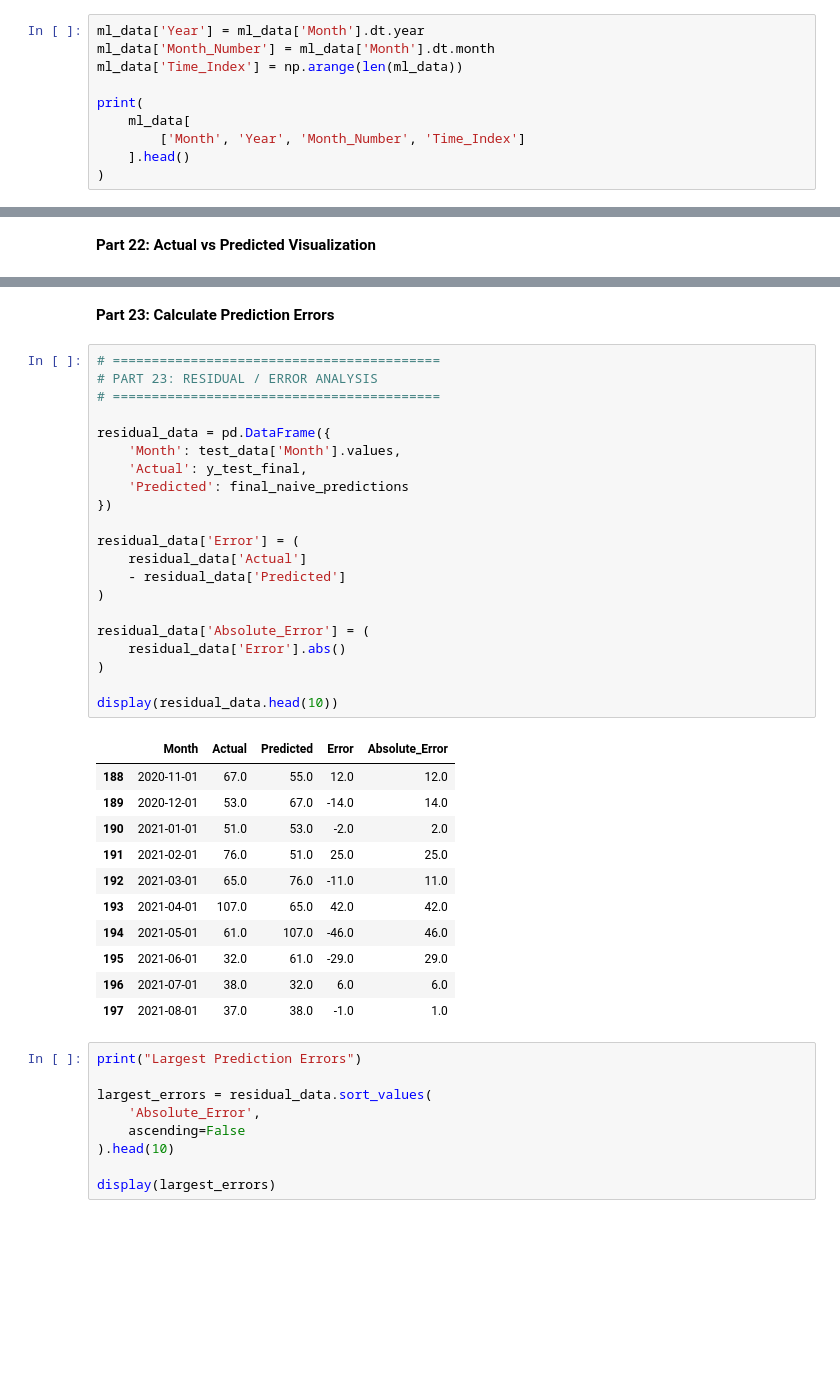
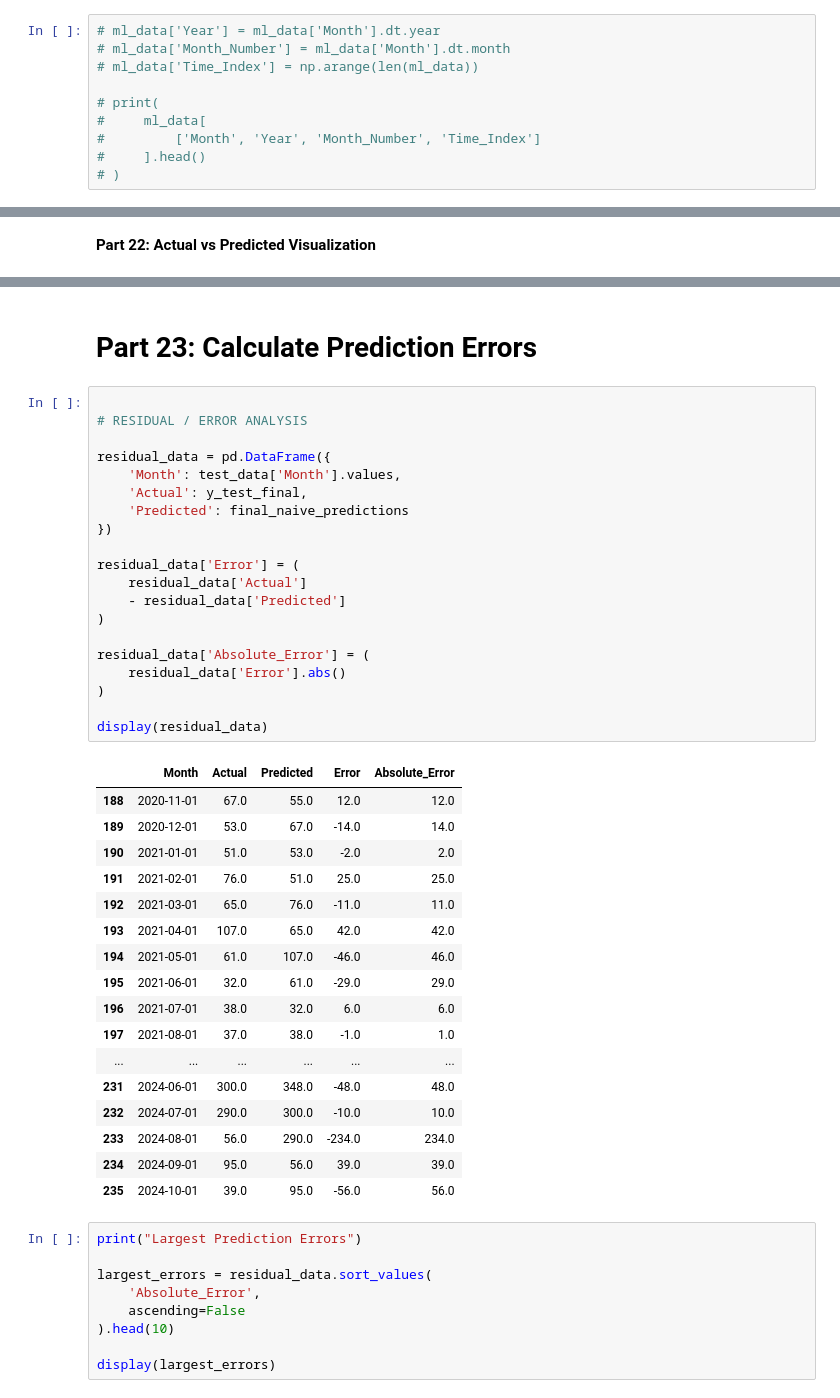
Before and after one commit to hassnainnisar/Predict_seismic_events_from_geological_features_Machine_Learning_MOD_B, a Jupyter notebook: Machine_Learning_MOD_B.ipynb, the cells around one changed output, grey strips where cells are left out. Saved outputs shown, nothing was run; the diff lists cells and outputs as text; blank space fills up the shorter version.

```diff
--- a/Machine_Learning_MOD_B.ipynb
+++ b/Machine_Learning_MOD_B.ipynb
@@ -2312,10 +2281,10 @@ y_test = test_data[target]
 # %%
-ml_data['Year'] = ml_data['Month'].dt.year
-ml_data['Month_Number'] = ml_data['Month'].dt.month
-ml_data['Time_Index'] = np.arange(len(ml_data))
+# ml_data['Year'] = ml_data['Month'].dt.year
+# ml_data['Month_Number'] = ml_data['Month'].dt.month
+# ml_data['Time_Index'] = np.arange(len(ml_data))
 
-print(
-    ml_data[
-        ['Month', 'Year', 'Month_Number', 'Time_Index']
-    ].head()
-)
+# print(
+#     ml_data[
+#         ['Month', 'Year', 'Month_Number', 'Time_Index']
+#     ].head()
+# )
@@ -3784,40 +3611,45 @@ plt.show()
 # %% [output]
 [figure]
 # %% [markdown]
-**Part 23: Calculate Prediction Errors**
+# Part 23: Calculate Prediction Errors
 # %%
-# ==========================================
-# PART 23: RESIDUAL / ERROR ANALYSIS
-# ==========================================
+
+# RESIDUAL / ERROR ANALYSIS
 
 residual_data = pd.DataFrame({
     'Month': test_data['Month'].values,
     'Actual': y_test_final,
     'Predicted': final_naive_predictions
 })
 
 residual_data['Error'] = (
     residual_data['Actual']
     - residual_data['Predicted']
 )
 
 residual_data['Absolute_Error'] = (
     residual_data['Error'].abs()
 )
 
-display(residual_data.head(10))
+display(residual_data)
 # %% [output]
 |  | Month | Actual | Predicted | Error | Absolute_Error |
 | 188 | 2020-11-01 | 67.0 | 55.0 | 12.0 | 12.0 |
 | 189 | 2020-12-01 | 53.0 | 67.0 | -14.0 | 14.0 |
 | 190 | 2021-01-01 | 51.0 | 53.0 | -2.0 | 2.0 |
 | 191 | 2021-02-01 | 76.0 | 51.0 | 25.0 | 25.0 |
 | 192 | 2021-03-01 | 65.0 | 76.0 | -11.0 | 11.0 |
 | 193 | 2021-04-01 | 107.0 | 65.0 | 42.0 | 42.0 |
 | 194 | 2021-05-01 | 61.0 | 107.0 | -46.0 | 46.0 |
 | 195 | 2021-06-01 | 32.0 | 61.0 | -29.0 | 29.0 |
 | 196 | 2021-07-01 | 38.0 | 32.0 | 6.0 | 6.0 |
 | 197 | 2021-08-01 | 37.0 | 38.0 | -1.0 | 1.0 |
+| ... | ... | ... | ... | ... | ... |
+| 231 | 2024-06-01 | 300.0 | 348.0 | -48.0 | 48.0 |
+| 232 | 2024-07-01 | 290.0 | 300.0 | -10.0 | 10.0 |
+| 233 | 2024-08-01 | 56.0 | 290.0 | -234.0 | 234.0 |
+| 234 | 2024-09-01 | 95.0 | 56.0 | 39.0 | 39.0 |
+| 235 | 2024-10-01 | 39.0 | 95.0 | -56.0 | 56.0 |
 # %%
 print("Largest Prediction Errors")
 
```
Also changed, not shown: parts of 92 cells of this notebook.
